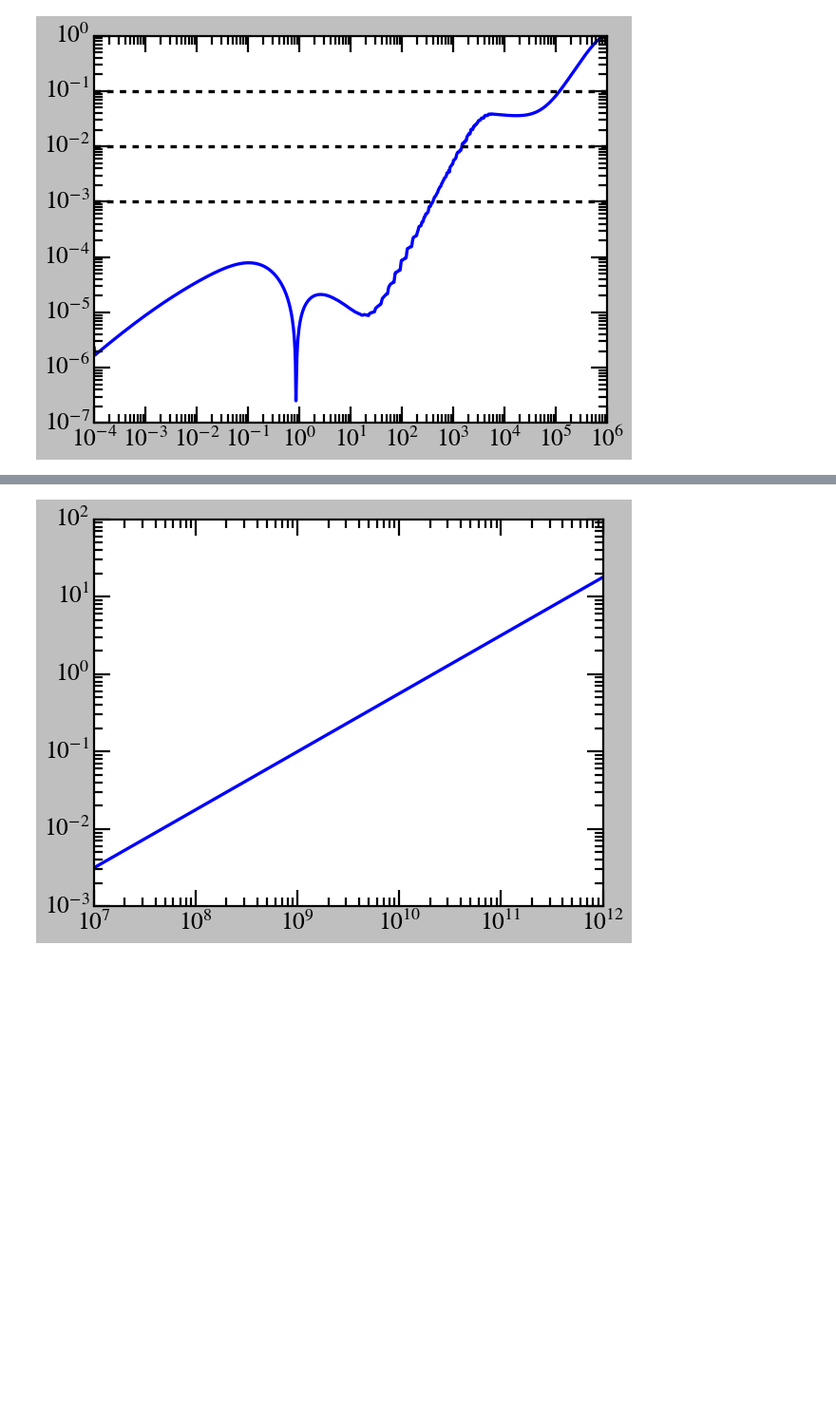
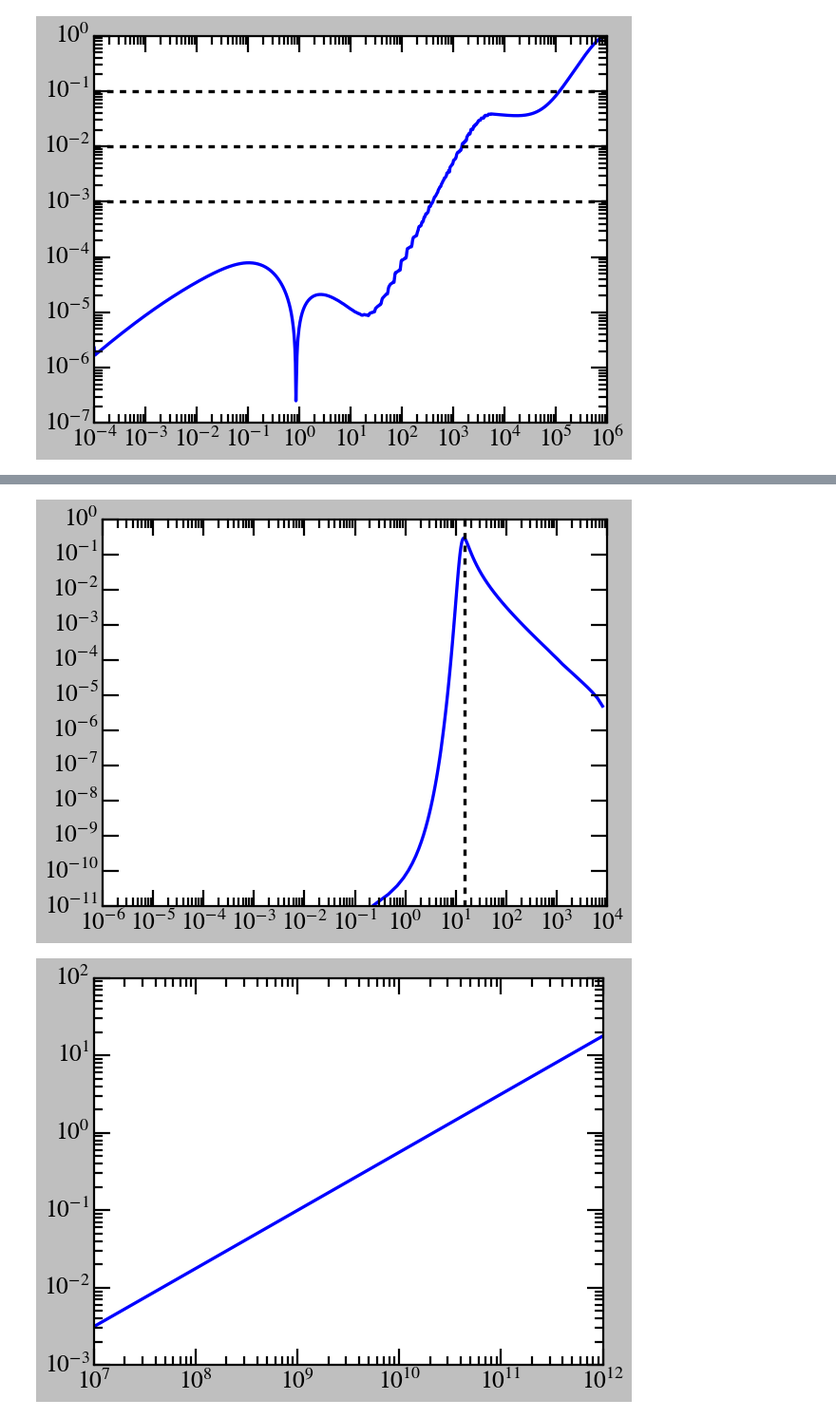
Before and after one commit to vinh-qtran/TidalDisruptionLRD, a Jupyter notebook: nbs/test.ipynb, the cells around one changed output, grey strips where cells are left out. Shown at 95% size. Cells and saved outputs as stored; diff of their text form; code cells hidden in the pictures; blank space fills up the shorter version.

```diff
--- a/nbs/test.ipynb
+++ b/nbs/test.ipynb
@@ -147,3 +129,25 @@ plt.show()
+# %%
+idx = np.argmin(np.abs(tde.M_bhs - 1e7))
+
+epsilon_bar_bins = tde._epsilon_bar_bins
+F_bar_bins = tde.get_single_F_bar_bins(M_bh=tde.M_bhs[idx], r_h=tde.r_hs[idx])
+
+plt.plot(epsilon_bar_bins, F_bar_bins)
+
+
+def get_epsilon_h(profile):
+    return np.exp(np.interp(0, np.log(profile.r_bins), np.log(-profile.phi_bins)))
+
+
+plt.axvline(get_epsilon_h(profile), color="k", ls="--")
+
+plt.xscale("log")
+plt.yscale("log")
+
+plt.tight_layout()
+plt.show()
+# %% [output]
+[figure, added]
 # %%
 def _get_a_from_Mstar(M_s, M0=1e9, a0=0.1, alpha=0.75):
     return a0 * (M_s / M0) ** alpha
```
Also changed, not shown: parts of 8 cells of this notebook, 3 other files.
